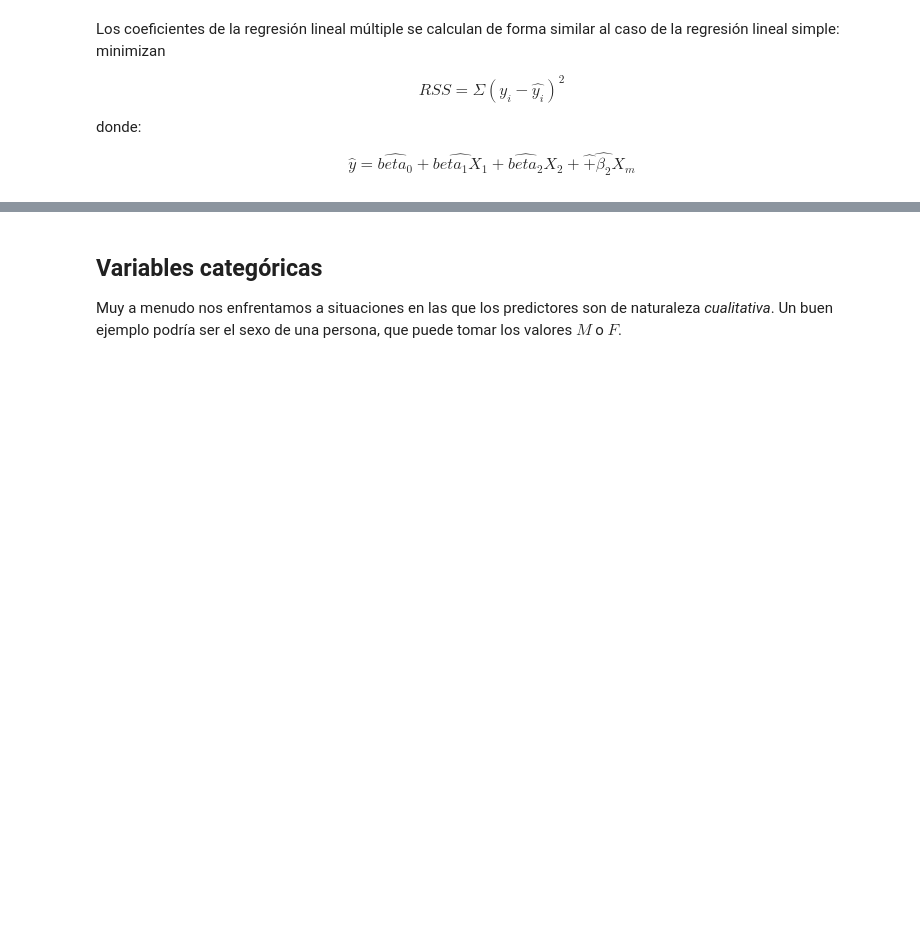
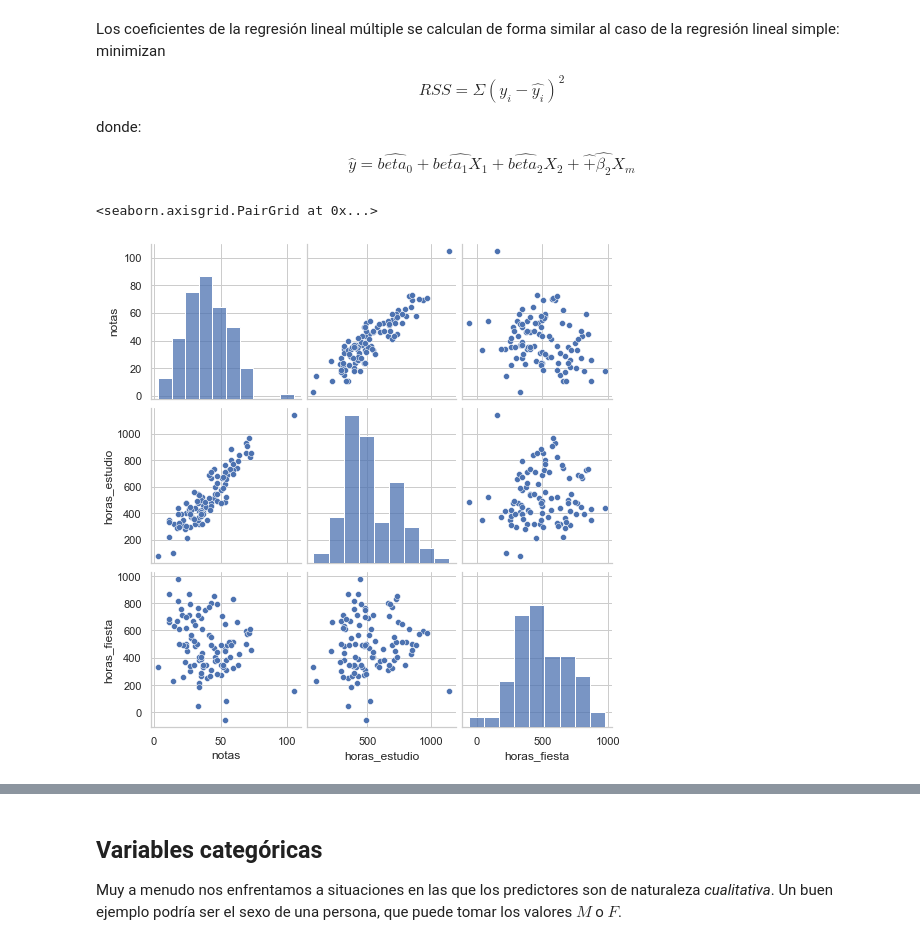
Before and after one commit to Unaiat/Classroom-Materials-FT, a Jupyter notebook: week_06/02-linear_regression.ipynb, the cells around one changed output, grey strips where cells are left out. Saved outputs shown, nothing was run; the diff lists cells and outputs as text; code cells hidden in the pictures; blank space fills up the shorter version.

```diff
--- a/week_06/02-linear_regression.ipynb
+++ b/week_06/02-linear_regression.ipynb
@@ -158,3 +355,16 @@ Por supuesto, las horas que uno estudia no son el único factor importante para
  Imaginemos que por cada hora que salimos de fiesta mueren neuronas en nuestro cerebro y se nos olvida información, por tanto, nos restará nota (recordad que estamos inventando datos)
 # %%
 # Volvemos a crear el dataframe con las notas
+# %%
+beta_0 = 11.78
+beta_1 = 0.084
+beta_2 = -0.03
+# %%
+horas_estudio = np.random.normal(500, 200, num_notas)
+horas_fiesta = np.random.normal(500, 200, num_notas)
+y = (beta_0) + (beta_1 * horas_estudio) + (beta_2 * horas_fiesta)  + (np.random.normal(loc=0,scale=5,size=num_notas))
+# %%
+data = pd.DataFrame({"notas": y,
+                    "horas_estudio": horas_estudio,
+                    "horas_fiesta": horas_fiesta}
+).astype(int)
@@ -167,5 +386,10 @@ $$RSS = \Sigma(y_i - \hat{y_i})^2$$
 donde:
 
  $$ \hat{y} = \hat{beta_0} + \hat{beta_1 X_1} + \hat{beta_2} X_2 + \hat + \hat{\beta_2} X_m$$
+# %%
+sns.pairplot(data)
+# %% [output]
+<seaborn.axisgrid.PairGrid at 0x...>
+[figure, added]
 # %%
 # Analizamos los resultados con el OLS
```
Also changed, not shown: parts of 48 cells of this notebook.
